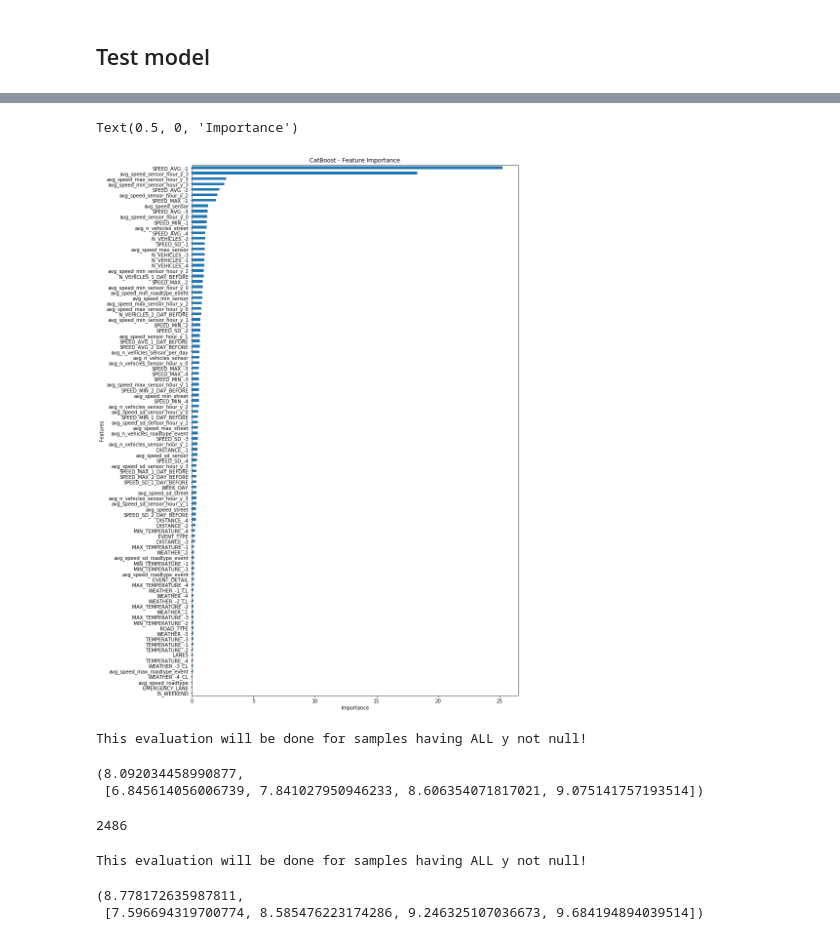
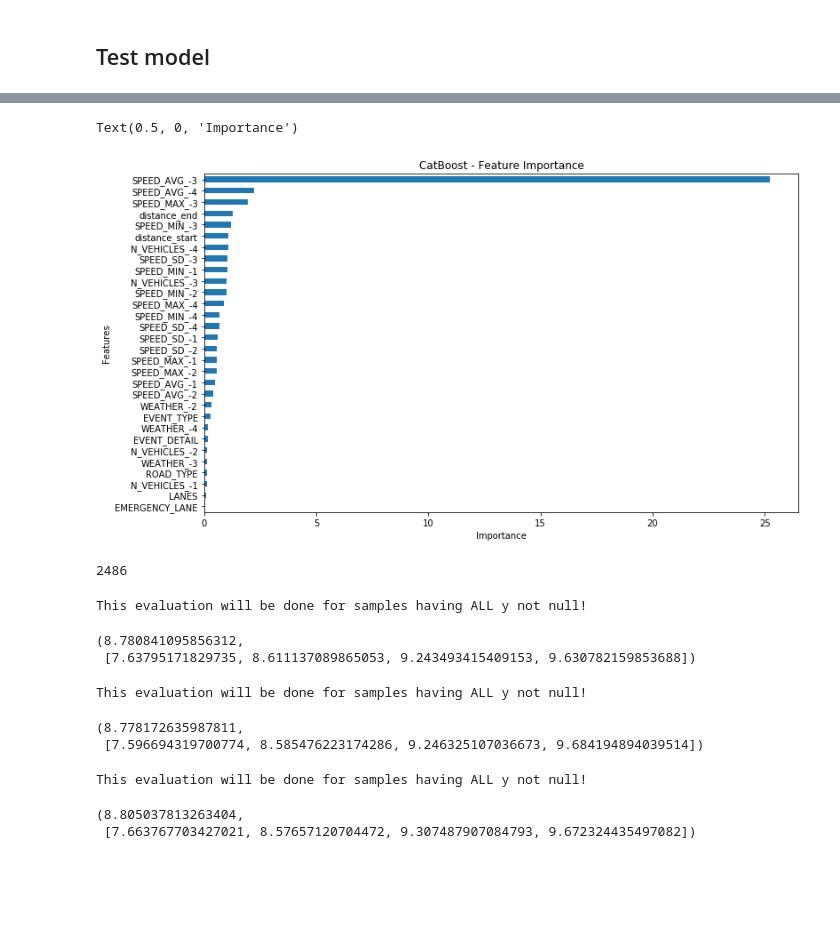
Before and after one commit to gianpy15/DMProject, a Jupyter notebook: notebooks/federico/prova catboost.ipynb, the cells around one changed output, grey strips where cells are left out. Drawn from its saved outputs; the diff is of its cells as text; code cells hidden in the pictures; blank space fills up the shorter version.

```diff
--- a/notebooks/federico/prova catboost.ipynb
+++ b/notebooks/federico/prova catboost.ipynb
@@ -203,22 +225,19 @@ X.head()
 # %%
 #model = inout.load('saved_models/catboost_multiout_9.15091_with_nan.jl')
-model = inout.load('saved_models/catboost_multiout_8.24623_features.jl')
+#model = inout.load('saved_models/catboost_multiout_8.24623_features.jl')
+#model = inout.load('saved_models/catboost_multiout_8.46923_dist_ft.jl')
+
+#model = inout.load('saved_models/catboost_chain_8.66044_dist_feat.jl')
 # %%
-fea_imp = pd.DataFrame({'imp': model.estimators_[3].model.feature_importances_, 'col': X.columns})
+fea_imp = pd.DataFrame({'imp': model.estimators_[3].model.feature_importances_[:30], 'col': X.columns[:30]})
 fea_imp = fea_imp.sort_values(['imp', 'col'], ascending=[True, False])
-fea_imp.plot(kind='barh', x='col', y='imp', figsize=(12, 20), legend=None)
+fea_imp.plot(kind='barh', x='col', y='imp', figsize=(12, 7), legend=None)
 plt.title('CatBoost - Feature Importance')
 plt.ylabel('Features')
 plt.xlabel('Importance')
 # %% [output]
 Text(0.5, 0, 'Importance')
-[figure, old version]
+[figure, new version]
-# %%
-inout.evaluate(model, X_test=X, y_test=Y, intermediate=True)
-# %% [output]
-This evaluation will be done for samples having ALL y not null!
-(8.092034458990877,
- [6.845614056006739, 7.841027950946233, 8.606354071817021, 9.075141757193514])
 # %%
 sum(np.all(Y.notnull(), axis=1)*1)
 # %% [output]
@@ -227,5 +246,17 @@ sum(np.all(Y.notnull(), axis=1)*1)
 inout.evaluate(model, X_test=X, y_test=Y, intermediate=True)
 # %% [output]
 This evaluation will be done for samples having ALL y not null!
-(8.778172635987811,
- [7.596694319700774, 8.585476223174286, 9.246325107036673, 9.684194894039514])
+(8.780841095856312,
+ [7.63795171829735, 8.611137089865053, 9.243493415409153, 9.630782159853688])
+# %%
+inout.evaluate(model, X_test=X.drop(['distance_start','distance_end'],axis=1), y_test=Y, intermediate=True)
+# %% [output]
+This evaluation will be done for samples having ALL y not null!
+(8.778172635987811,
+ [7.596694319700774, 8.585476223174286, 9.246325107036673, 9.684194894039514])
+# %%
+inout.evaluate(model, X_test=X, y_test=Y, intermediate=True)
+# %% [output]
+This evaluation will be done for samples having ALL y not null!
+(8.805037813263404,
+ [7.663767703427021, 8.57657120704472, 9.307487907084793, 9.672324435497082])
```
Also changed, not shown: parts of 3 cells of this notebook, 8 other files.
